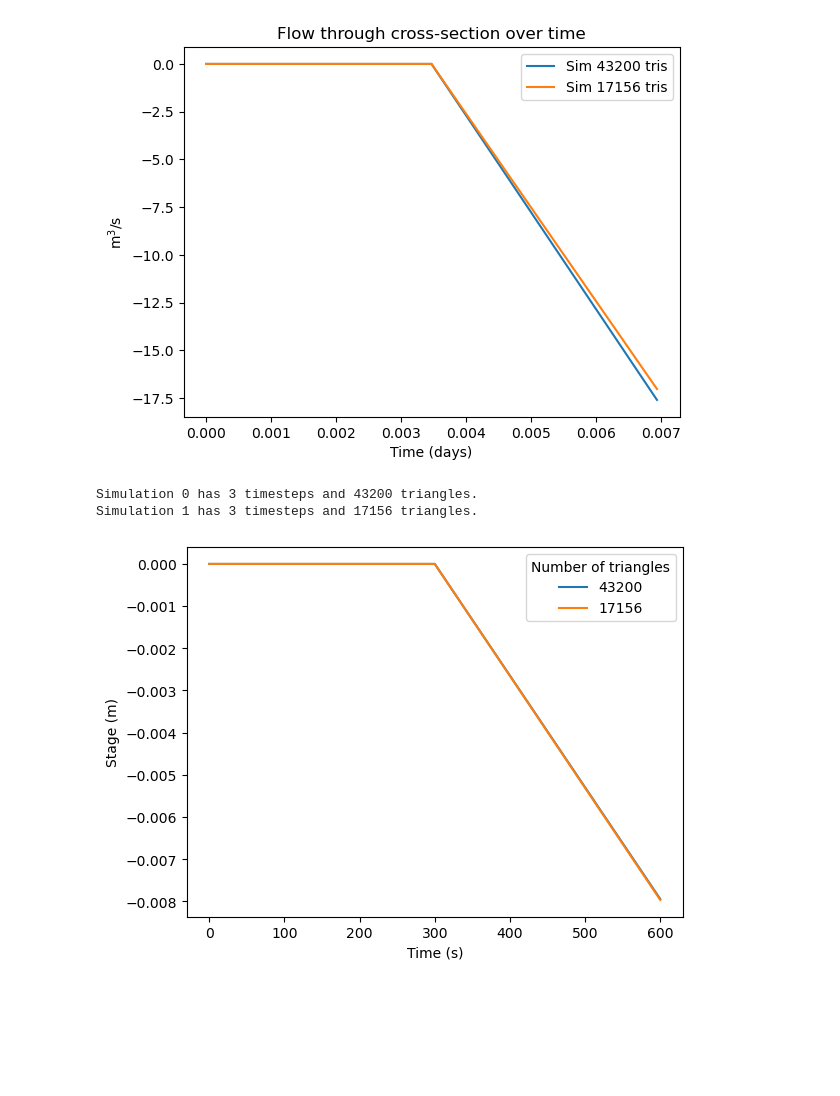
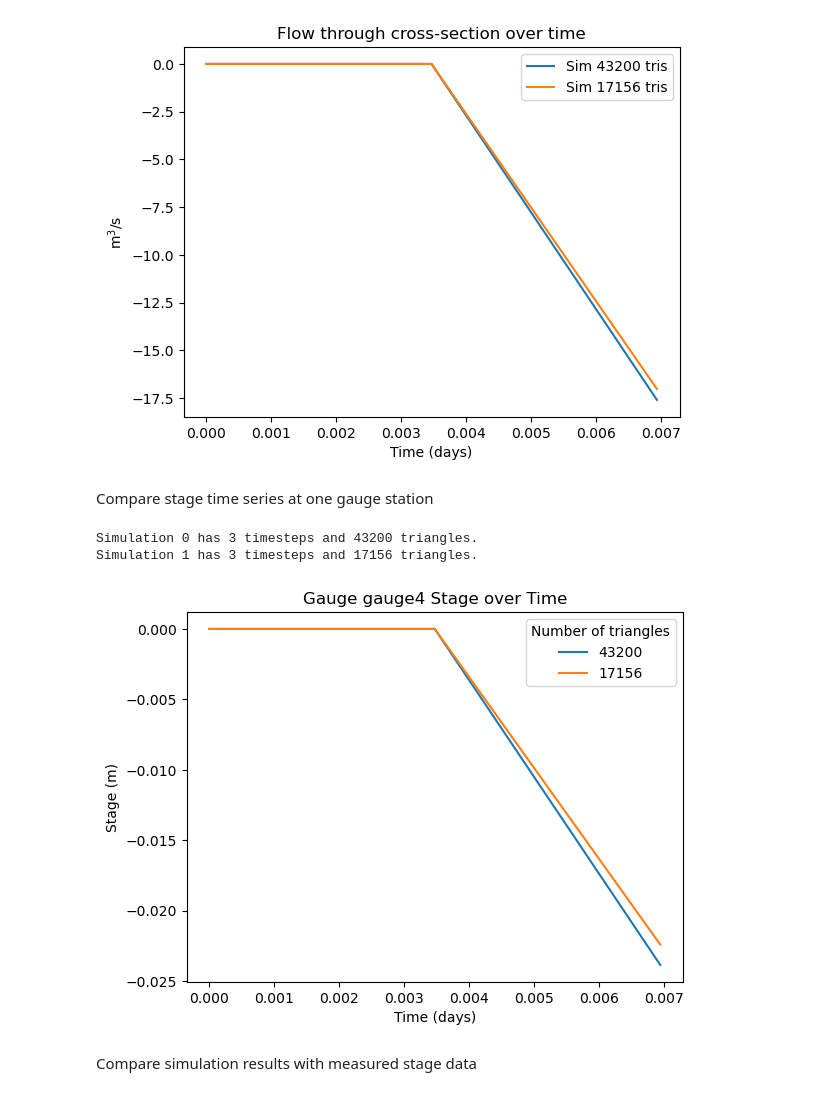
Before and after one commit to stoiver/merimbula, a Jupyter notebook: simulations/template/nb_compare_gauge_data.ipynb, the cells around one changed output. Cells and saved outputs as stored; diff of their text form; code cells hidden in the pictures; blank space fills up the shorter version.

```diff
--- a/simulations/template/nb_compare_gauge_data.ipynb
+++ b/simulations/template/nb_compare_gauge_data.ipynb
@@ -152,5 +184,5 @@ Gauge gauge4 at (759205.0, 5912912.0)
 # %%
-
+verbose = False
 for n, splotter in enumerate(splotters):
     t, Q = get_flow_through_cross_section(splotter, polyline, verbose=verbose)
     plt.plot(t/3600/24, Q, label=f'Sim {num_of_triangles[n]} tris')
@@ -161,20 +193,25 @@ plt.legend()
 plt.show()
 # %% [output]
 [figure]
+# %% [markdown]
+Compare stage time series at one gauge station
 # %%
-gid = 4  # gauge id to plot
+gid = 3  # gauge id to plot
 for n,splotter in enumerate(splotters):
     print(f'Simulation {n} has {splotter.stage.shape[0]} timesteps and {splotter.stage.shape[1]} triangles.')
-    plt.plot(splotter.time, splotter.stage[:,gauge_id_list[n][gid]], label=num_of_triangles[n])
+    plt.plot(splotter.time/3600/24, splotter.stage[:,gauge_id_list[n][gid]], label=num_of_triangles[n])
 
 plt.legend(title='Number of triangles')
-plt.xlabel('Time (s)')
+plt.title(f'Gauge {gauge_location["name"][gid]} Stage over Time')
+plt.xlabel('Time (days)')
 plt.ylabel('Stage (m)')
 plt.show()
 # %% [output]
 Simulation 0 has 3 timesteps and 43200 triangles.
 Simulation 1 has 3 timesteps and 17156 triangles.
-[figure, old version]
+[figure, new version]
+# %% [markdown]
+Compare simulation results with measured stage data
 # %%
 model_dir = '../../model_data_sept_2003'
 
```
Also changed, not shown: parts of 16 cells of this notebook, 2 other files.
